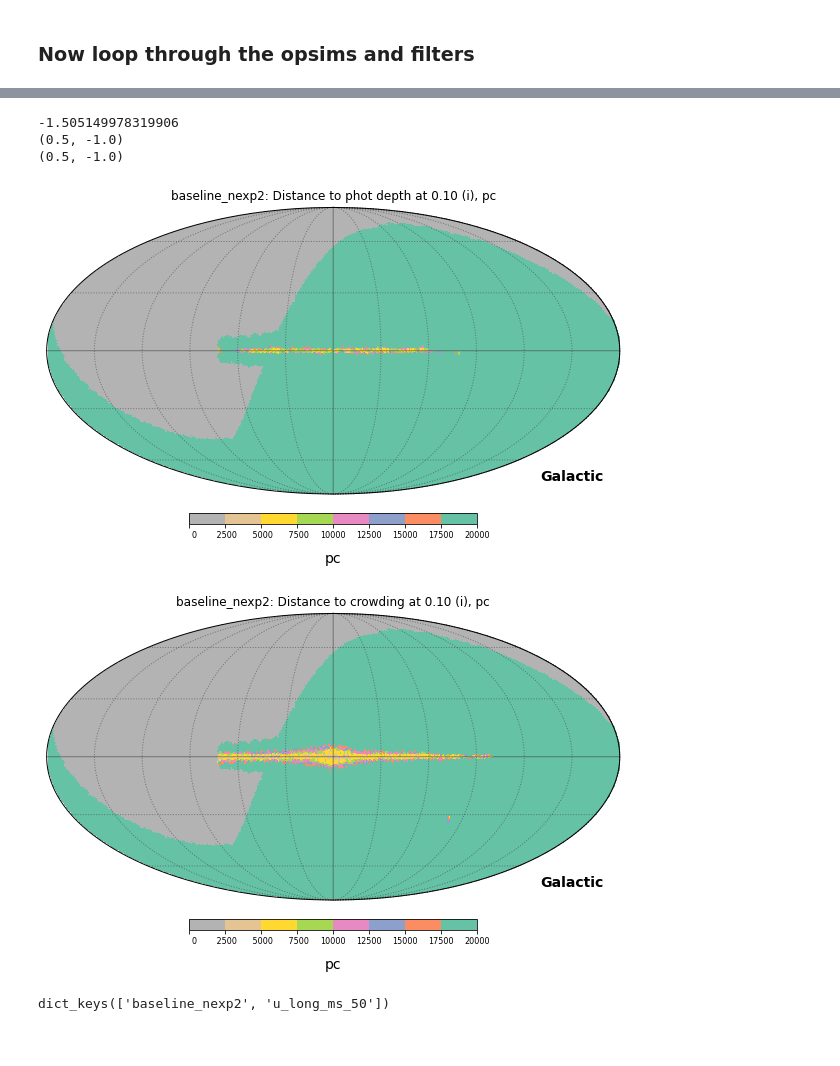
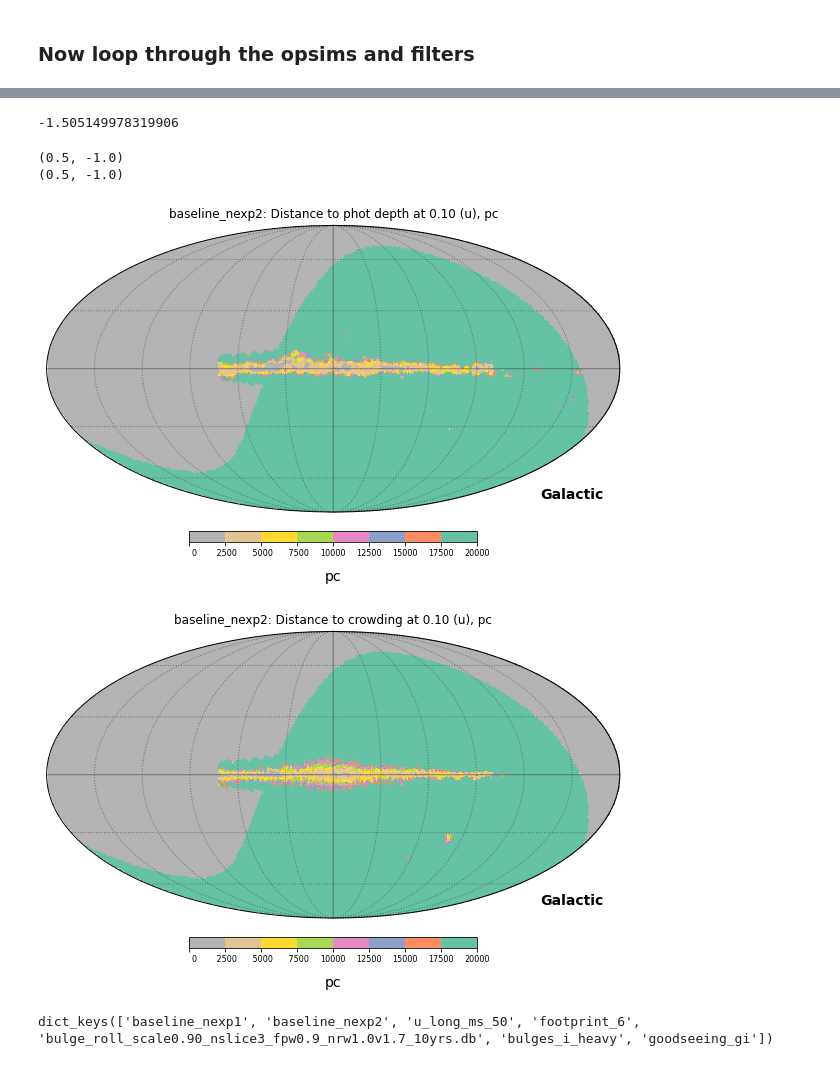
Before and after one commit to ebellm/rubinCadenceScratchWIC, a Jupyter notebook: jupyter/2021-04-12_extinctionColor.ipynb, the cells around one changed output, grey strips where cells are left out. Saved outputs shown, nothing was run; the diff lists cells and outputs as text; code cells hidden in the pictures.

```diff
--- a/jupyter/2021-04-12_extinctionColor.ipynb
+++ b/jupyter/2021-04-12_extinctionColor.ipynb
@@ -55,7 +62,7 @@ def getBundles(pathOpsim='', sFilter='u', goalUncty=0.25, nside=64, \
     bundleList = []
     sql = 'filter="%s" and night < %i' % (sFilter, nightMax)
     slicer = slicers.HealpixSlicer(nside=nside, useCache=False) # useCache for working with maps
-    plotFuncs = [plots.HealpixSkyMap()]
+    plotFuncs = [plots.HealpixSkyMap(), plots.HealpixHistogram()]
     plotDict = {}
     resultsDb = db.ResultsDb(outDir=outDir)
     summaryStats = [metrics.MedianMetric()]
@@ -94,5 +101,15 @@ lBaseline = glob.glob('/sims_maf/fbs_1.7/baseline/*db')
 lUheavy = glob.glob('/sims_maf/fbs_1.7/u_long/*50*db')
 
 lPaths = [lBaseline[-1]] + lUheavy  # for testing
+
+# Here is a more comprehensive list for running on a few opsims:
+lFootprint = ['/sims_maf/fbs_1.7/footprint_tune/footprint_6_v1.710yrs.db']
+lDust = ['/sims_maf/fbs_1.7.1/new_rolling/bulge_roll_scale0.90_nslice3_fpw0.9_nrw1.0v1.7_10yrs.db']
+lBulge = ['/sims_maf/fbs_1.5/bulge/bulges_i_heavy_v1.5_10yrs.db']
+lSeeing = ['/sims_maf/fbs_1.5/goodseeing/goodseeing_gi_v1.5_10yrs.db']
+
+# uncomment this line if you want to run on a more extensive set of runs
+lPaths = lBaseline + lUheavy + lFootprint + lDust + lBulge + lSeeing
+
 print(lPaths)
 # %% [output]
@@ -114,12 +131,12 @@ absMags = sims_utils.stellarMags('K', 0.55)
 # %%
 # now try looping through our filters
 lFilters = ['u', 'i']
-lUnctys = [0.1, 0.1] # let's be optimistic... this would give sigma(u-i) ~ 0.14 --> sigma(Fe/H) << 0.2
+lUnctys = [0.1, 0.15] # let's be optimistic... this would give sigma(u-i) ~ 0.18 --> sigma(Fe/H) << 0.2
 runEvals = {}
 nside=64
 # goalUncty = 0.25
 nightMax=1e4
-doPlots = False
+doPlots = False # the magnitude limits are informative
 for pathOpsim in lPaths:
 
     # dictionary to hold results
@@ -188,38 +205,39 @@ Completed.
 # %%
 # now that we've done all that, let's take a look at some of the results. We use
 # ebv.showMollview() to use the fontsize-handling capabilities for the colorbar.
 
 # To keep things flexible, we build titles programmatically:
+#runname = 'u_long_ms_50'
 runname = 'baseline_nexp2'
 results = runEvals[runname]
-sfilt = 'i'
+sfilt = 'u'
 targUncty = results[sfilt]['goalUncty']
 
 # max distance to show
 maxPc = 20000
 
 # just for info, print the delta mag we estimated
 print(results[sfilt]['deltamag'])
 
 figU1 = ebv.showMollview(results[sfilt]['pc_phot'], 1, fontsize=8, sUnit='pc', \
                          sTitle='%s: Distance to phot depth at %.2f (%s), pc' % (runname, targUncty, sfilt), \
                         maxval=maxPc, cmap='Set2_r')
 figU2 = ebv.showMollview(results[sfilt]['pc_crowd'], 2, fontsize=8, sUnit='pc', \
                          sTitle='%s: Distance to crowding at %.2f (%s), pc' % (runname, targUncty, sfilt), \
                         maxval=maxPc, cmap='Set2_r')
 # %% [output]
 -1.505149978319906
-(0.5, -1.0)
-(0.5, -1.0)
+(0.5, -1.0)
+(0.5, -1.0)
-[figure, old version]
+[figure, new version]
-[figure, old version]
+[figure, new version]
 # %%
 # Or - and this is probably the metric - we find the minimum distance
 # across the types (crowding or phot) and filters (u or i). We can do this on the dictionary
 # of intermediate results:
 print(runEvals.keys())
 # %% [output]
-dict_keys(['baseline_nexp2', 'u_long_ms_50'])
+dict_keys(['baseline_nexp1', 'baseline_nexp2', 'u_long_ms_50', 'footprint_6', 'bulge_roll_scale0.90_nslice3_fpw0.9_nrw1.0v1.7_10yrs.db', 'bulges_i_heavy', 'goodseeing_gi'])
 # %%
 def getMinimumDistances(results={}):
 
```
Also changed, not shown: parts of 14 cells of this notebook.
